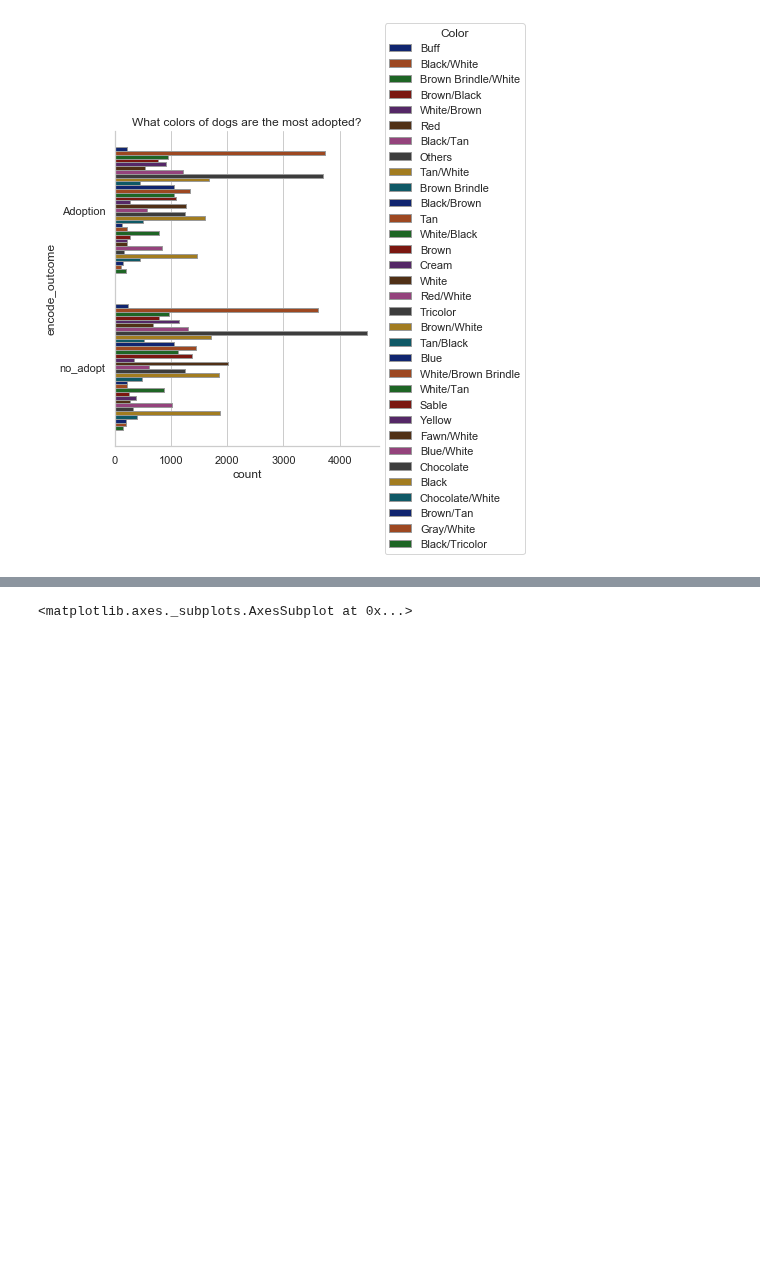
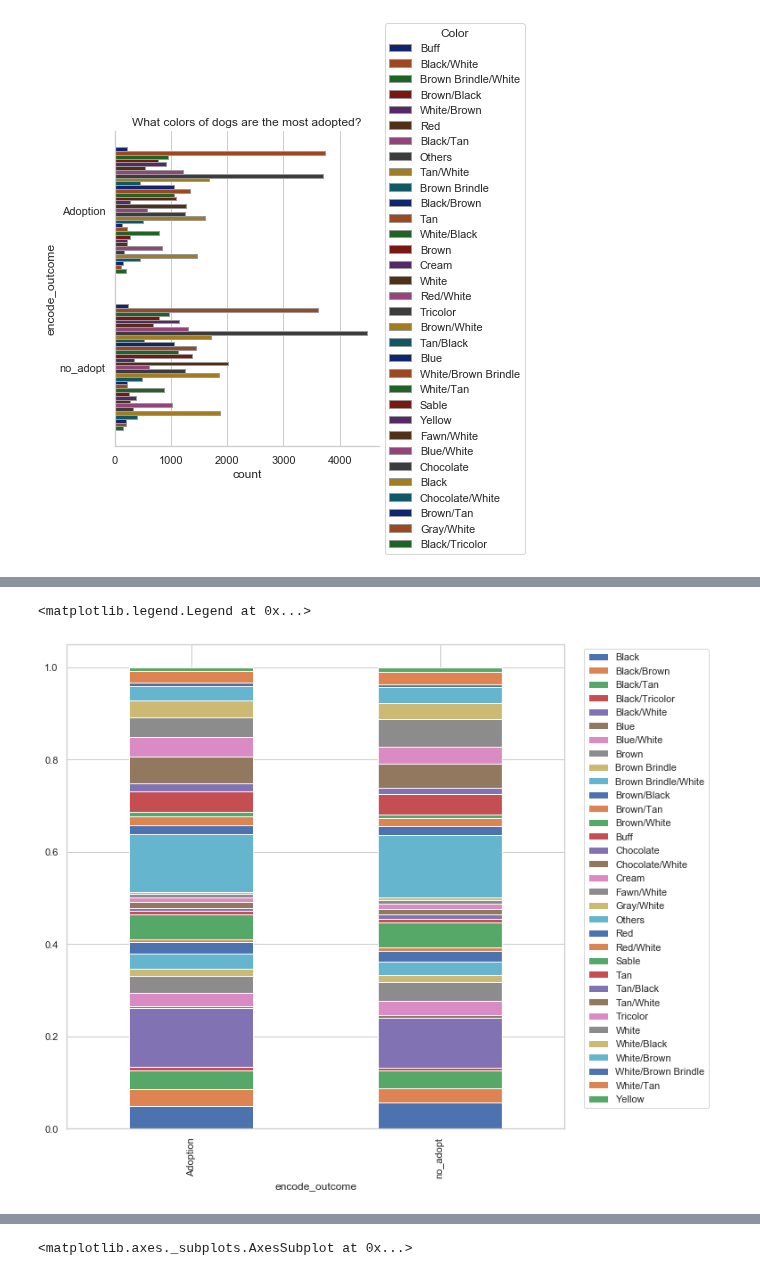
Before and after one commit to Jacqueline-A-Shay/Animal_Shelter, a Jupyter notebook: u.ipynb, the cells around one changed output, grey strips where cells are left out. Saved outputs shown, nothing was run; the diff lists cells and outputs as text; code cells hidden in the pictures; blank space fills up the shorter version.

```diff
--- a/u.ipynb
+++ b/u.ipynb
@@ -724,0 +770,11 @@ ax.set(ylabel="Percent")
+# %%
+(dog_df.
+ groupby("encode_outcome")
+ ["top_colors"]
+ .value_counts(normalize = True)
+ .unstack()
+ .plot(kind = "bar", stacked = "True", figsize=(10,10))
+ .legend(bbox_to_anchor=(1.3, 1)))
+# %% [output]
+<matplotlib.legend.Legend at 0x...>
+[figure, added]
```
Also changed, not shown: parts of 7 cells of this notebook.
